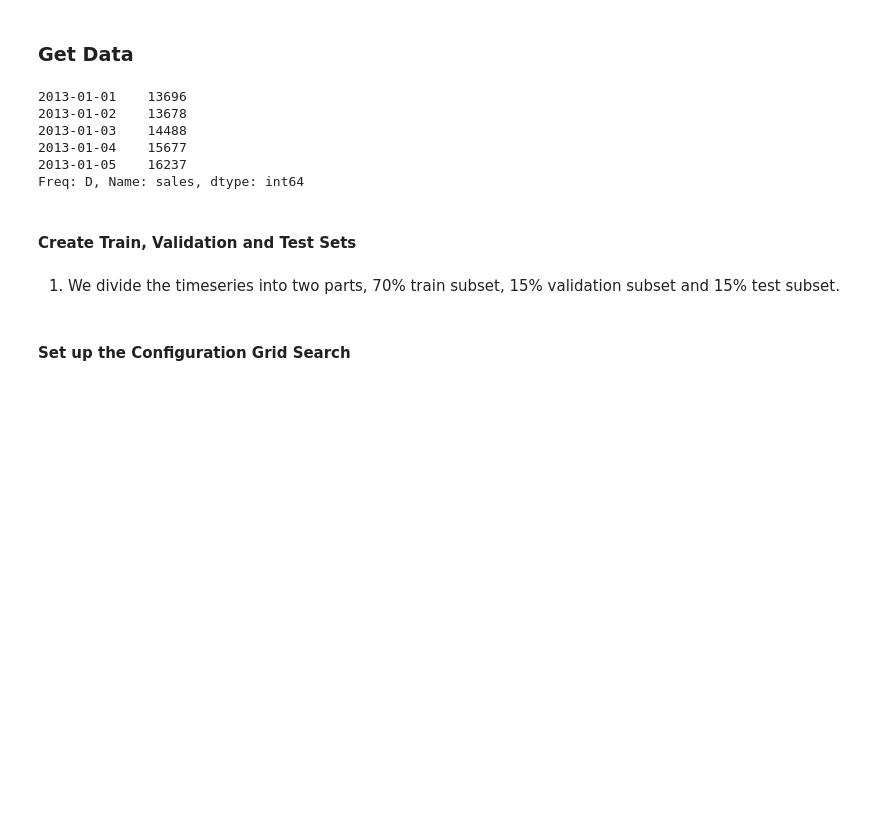
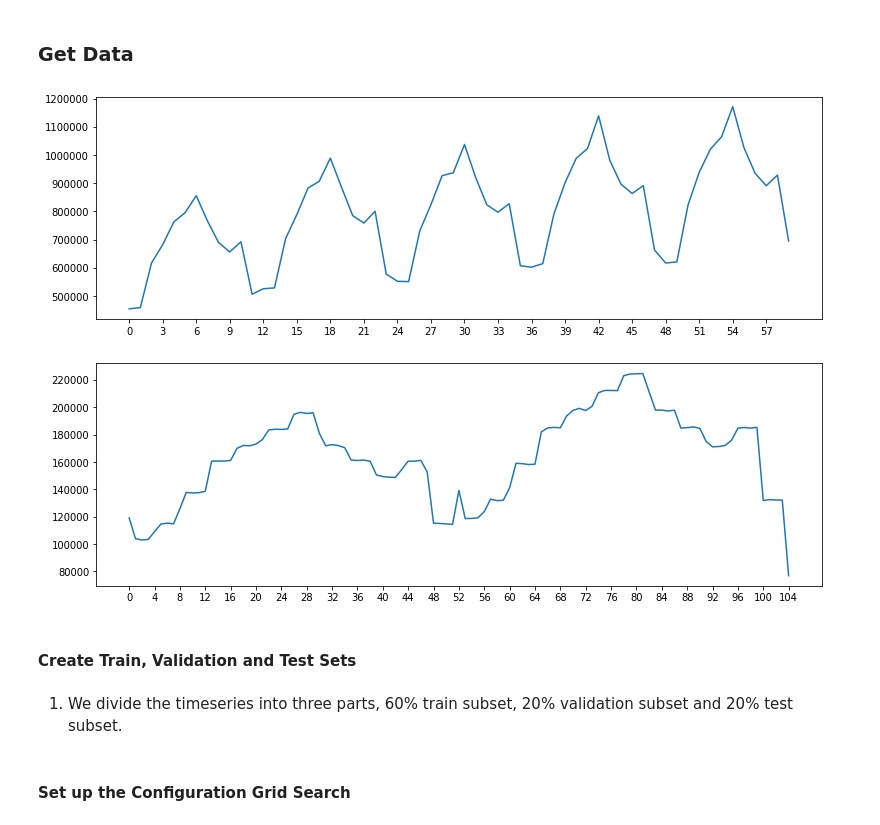
Before and after one commit to sanjeevgadre/Kaggle-Time-Series, a Jupyter notebook: Holt-Winters.ipynb, the cells around one changed output. Cells and saved outputs as stored; diff of their text form; code cells hidden in the pictures; blank space fills up the shorter version.

```diff
--- a/Holt-Winters.ipynb
+++ b/Holt-Winters.ipynb
@@ -31,25 +31,27 @@ train = pd.read_csv('./data/train.csv')
 train.date = pd.to_datetime(train.date, format = '%Y-%m-%d')
 train.store = train.store.astype('category')
 train.item = train.item.astype('category')
+train['year'] = train.date.dt.year
+train['month'] = train.date.dt.month
+train['week'] = train.date.dt.week
+train['day'] = train.date.dt.day
 
-# New Timeseries that is the aggregate of the sales for all products and all items
-
-ts = train.groupby('date')['sales'].sum()
-'''ts_orig = ts.copy()
-ts = np.log(ts)'''
-ts.index = pd.DatetimeIndex(ts.index.values, freq = 'D')
-display(ts.head())
+# New Timeseries that is the aggregate of the sales for all products and all items in a month
+ts_monthly = pd.Series(data = train.groupby(['year', 'month'])['sales'].sum().values)
+ts_weekly = pd.Series(data = train.groupby(['year', 'week'])['sales'].sum().values)
-# %% [output]
-2013-01-01    13696
-2013-01-02    13678
-2013-01-03    14488
-2013-01-04    15677
-2013-01-05    16237
-Freq: D, Name: sales, dtype: int64
+# %%
+fig, ax = plt.subplots(nrows = 2, figsize = (13, 9))
+ax[0].plot(ts_monthly.index, ts_monthly)
+ax[0].set_xticks(np.arange(0, len(ts_monthly), 3))
+ax[1].plot(ts_weekly.index[:105], ts_weekly[:105])
+ax[1].set_xticks(np.arange(0, 105, 4))
+plt.show()
+# %% [output]
+[figure, added]
 # %% [markdown]
 #### Create Train, Validation and Test Sets
 # %% [markdown]
 <ol>
-    <li>We divide the timeseries into two parts, 70% train subset, 15% validation subset and 15% test subset.
+    <li>We divide the timeseries into three parts, 60% train subset, 20% validation subset and 20% test subset.
 </ol>
 # %%
```
Also changed, not shown: parts of 9 cells of this notebook, 4 other files.
